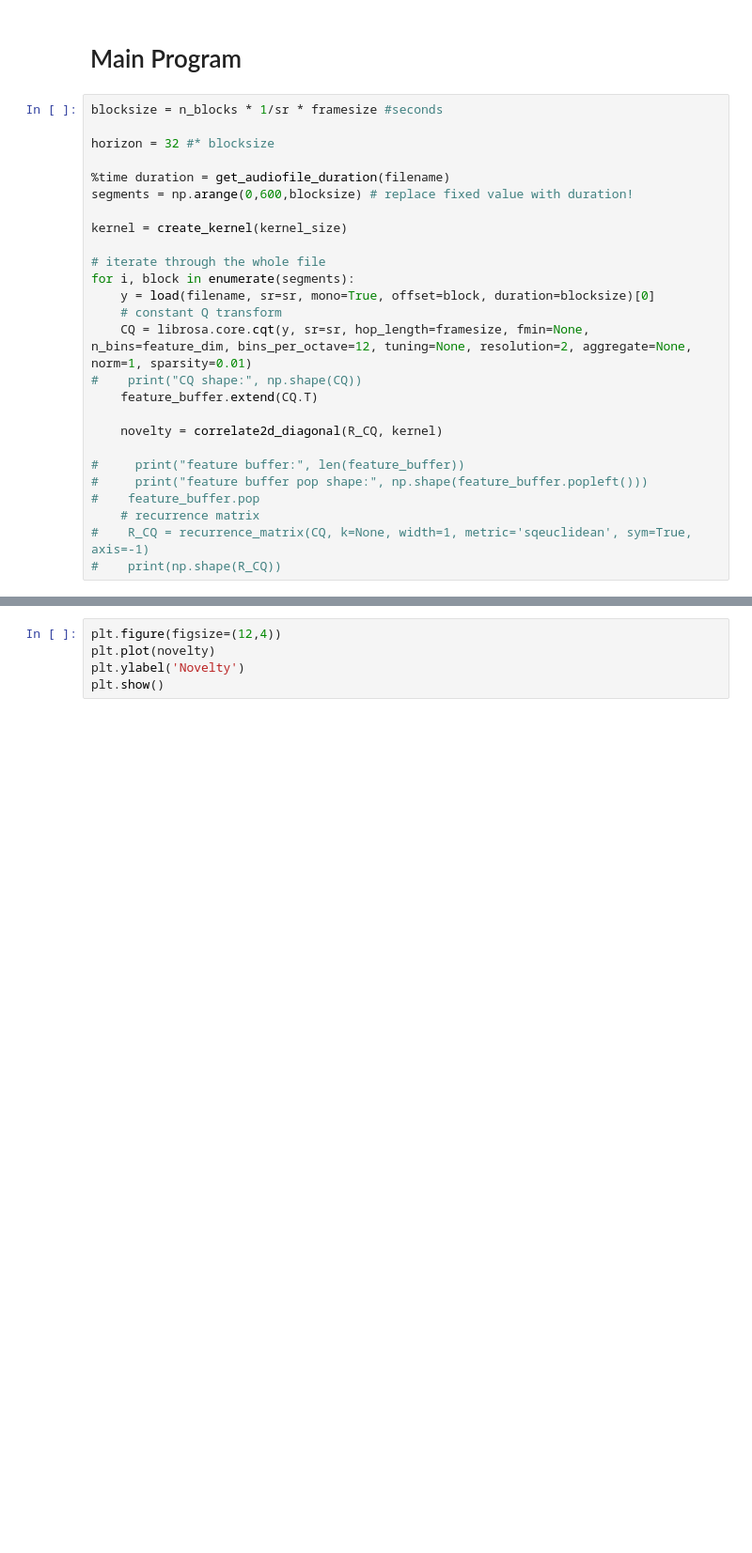
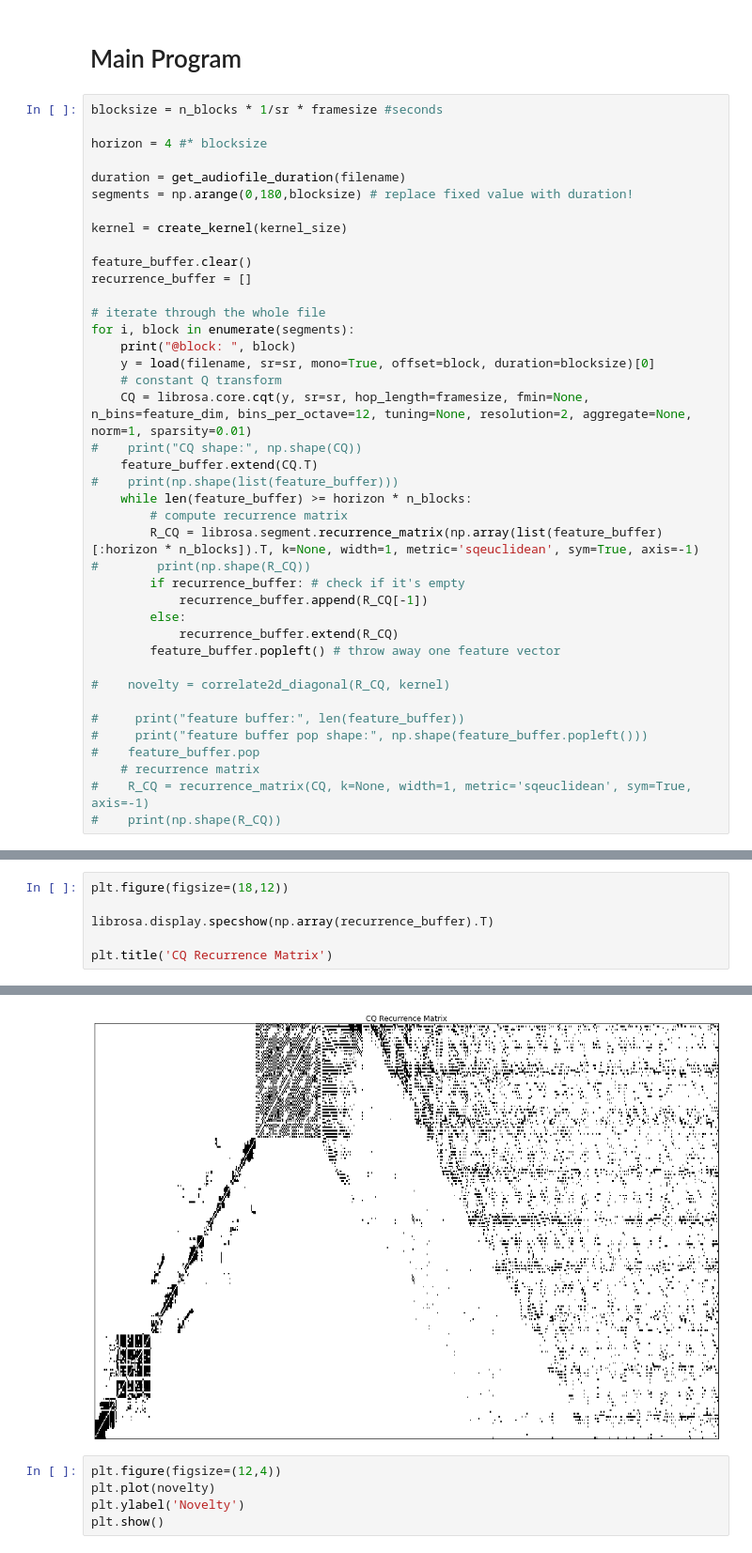
Before and after one commit to hydev/MPA-project, a Jupyter notebook: mixanalyzer.ipynb, the cells around one changed output, grey strips where cells are left out. Shown at 94% size. Saved outputs shown, nothing was run; the diff lists cells and outputs as text; blank space fills up the shorter version.

Commit message:
Added recurrence calculation and buffering.

```diff
--- a/mixanalyzer.ipynb
+++ b/mixanalyzer.ipynb
@@ -120,22 +120,36 @@ def correlate2d_diagonal(matrix, kernel):
 # %%
 blocksize = n_blocks * 1/sr * framesize #seconds
 
-horizon = 32 #* blocksize
+horizon = 4 #* blocksize
 
-%time duration = get_audiofile_duration(filename)
-segments = np.arange(0,600,blocksize) # replace fixed value with duration!
+duration = get_audiofile_duration(filename)
+segments = np.arange(0,180,blocksize) # replace fixed value with duration!
 
 kernel = create_kernel(kernel_size)
 
+feature_buffer.clear()
+recurrence_buffer = []
+
 # iterate through the whole file
 for i, block in enumerate(segments):
+    print("@block: ", block)
     y = load(filename, sr=sr, mono=True, offset=block, duration=blocksize)[0]
     # constant Q transform
     CQ = librosa.core.cqt(y, sr=sr, hop_length=framesize, fmin=None, n_bins=feature_dim, bins_per_octave=12, tuning=None, resolution=2, aggregate=None, norm=1, sparsity=0.01)
 #    print("CQ shape:", np.shape(CQ))
     feature_buffer.extend(CQ.T)
+#    print(np.shape(list(feature_buffer)))
+    while len(feature_buffer) >= horizon * n_blocks:
+        # compute recurrence matrix
+        R_CQ = librosa.segment.recurrence_matrix(np.array(list(feature_buffer)[:horizon * n_blocks]).T, k=None, width=1, metric='sqeuclidean', sym=True, axis=-1)
+#        print(np.shape(R_CQ))
+        if recurrence_buffer: # check if it's empty
+            recurrence_buffer.append(R_CQ[-1])
+        else:
+            recurrence_buffer.extend(R_CQ)
+        feature_buffer.popleft() # throw away one feature vector
 
-    novelty = correlate2d_diagonal(R_CQ, kernel)
+#    novelty = correlate2d_diagonal(R_CQ, kernel)
 
 #     print("feature buffer:", len(feature_buffer))
 #     print("feature buffer pop shape:", np.shape(feature_buffer.popleft()))
@@ -151,0 +179,7 @@ CQ shape: (84, 65)
+# %%
+plt.figure(figsize=(18,12))
+
+librosa.display.specshow(np.array(recurrence_buffer).T)
+
+plt.title('CQ Recurrence Matrix')
+# %% [output]
@@ -152,3 +187,4 @@ CQ shape: (84, 65)
+[figure, added]
 # %%
 plt.figure(figsize=(12,4))
 plt.plot(novelty)
```
Also changed, not shown: parts of 3 cells of this notebook.
